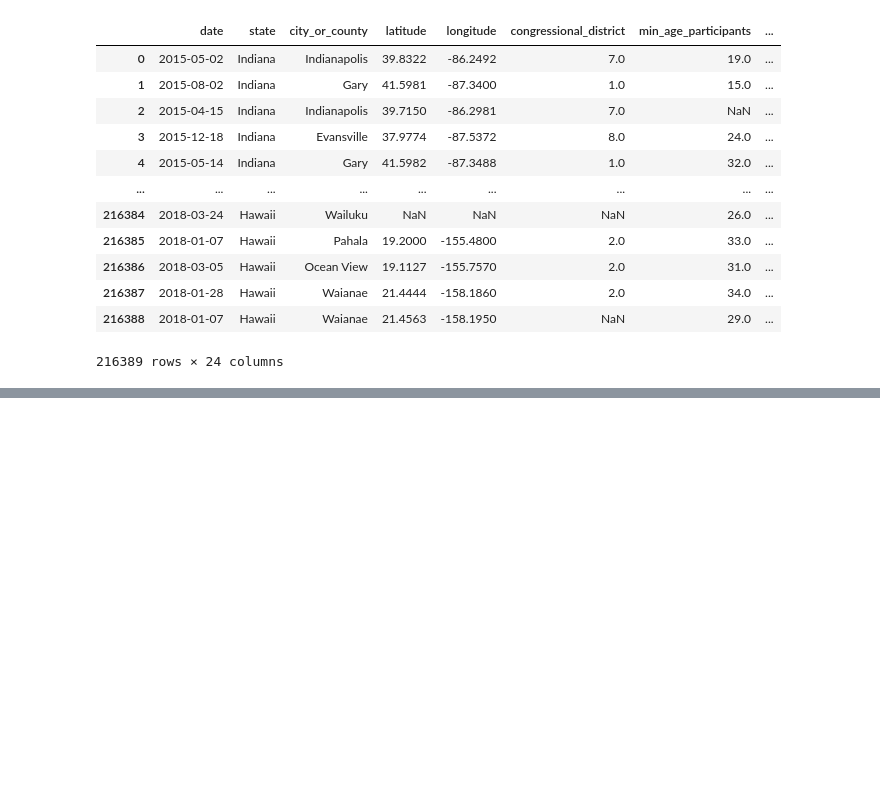
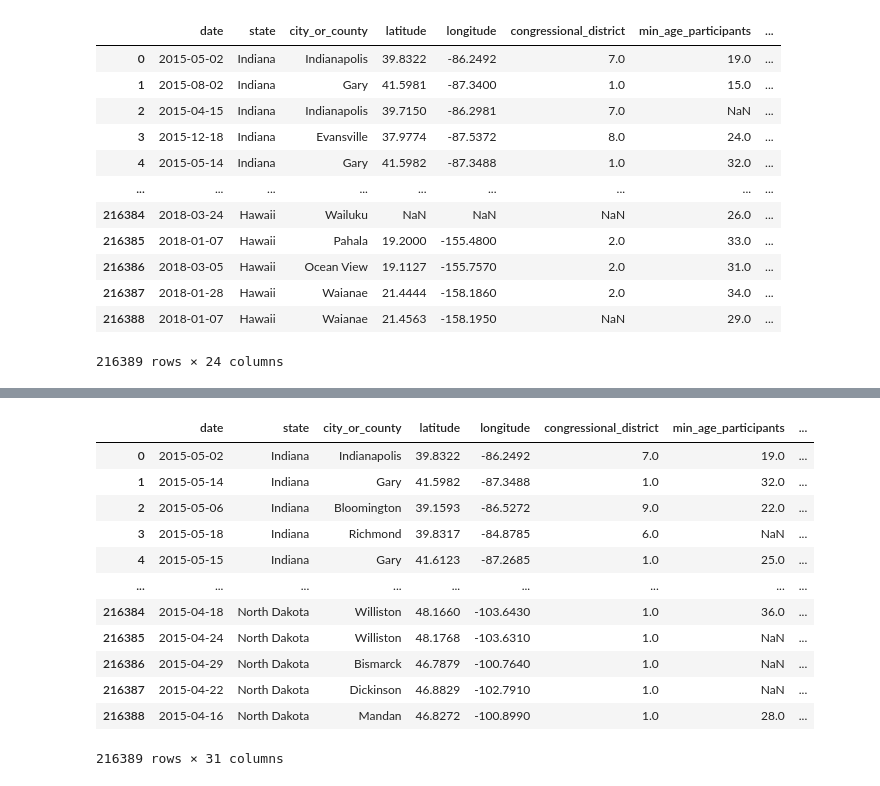
Before and after one commit to Alexthw46/DataMiningProject, a Jupyter notebook: TASK_1/data_preparation.ipynb, the cells around one changed output, grey strips where cells are left out. Cells and saved outputs as stored; diff of their text form; code cells hidden in the pictures; blank space fills up the shorter version.

```diff
--- a/TASK_1/data_preparation.ipynb
+++ b/TASK_1/data_preparation.ipynb
@@ -375,0 +303,16 @@ def poverty_to_gun(df, df2, df5):
+# %%
+df
+# %% [output]
+|  | date | state | city_or_county | latitude | longitude | congressional_district | min_age_participants | ... |
+| 0 | 2015-05-02 | Indiana | Indianapolis | 39.8322 | -86.2492 | 7.0 | 19.0 | ... |
+| 1 | 2015-05-14 | Indiana | Gary | 41.5982 | -87.3488 | 1.0 | 32.0 | ... |
+| 2 | 2015-05-06 | Indiana | Bloomington | 39.1593 | -86.5272 | 9.0 | 22.0 | ... |
+| 3 | 2015-05-18 | Indiana | Richmond | 39.8317 | -84.8785 | 6.0 | NaN | ... |
+| 4 | 2015-05-15 | Indiana | Gary | 41.6123 | -87.2685 | 1.0 | 25.0 | ... |
+| ... | ... | ... | ... | ... | ... | ... | ... | ... |
+| 216384 | 2015-04-18 | North Dakota | Williston | 48.1660 | -103.6430 | 1.0 | 36.0 | ... |
+| 216385 | 2015-04-24 | North Dakota | Williston | 48.1768 | -103.6310 | 1.0 | NaN | ... |
+| 216386 | 2015-04-29 | North Dakota | Bismarck | 46.7879 | -100.7640 | 1.0 | NaN | ... |
+| 216387 | 2015-04-22 | North Dakota | Dickinson | 46.8829 | -102.7910 | 1.0 | NaN | ... |
+| 216388 | 2015-04-16 | North Dakota | Mandan | 46.8272 | -100.8990 | 1.0 | 28.0 | ... |
+216389 rows × 31 columns
```
Also changed, not shown: parts of 14 cells of this notebook, 3 other files.
